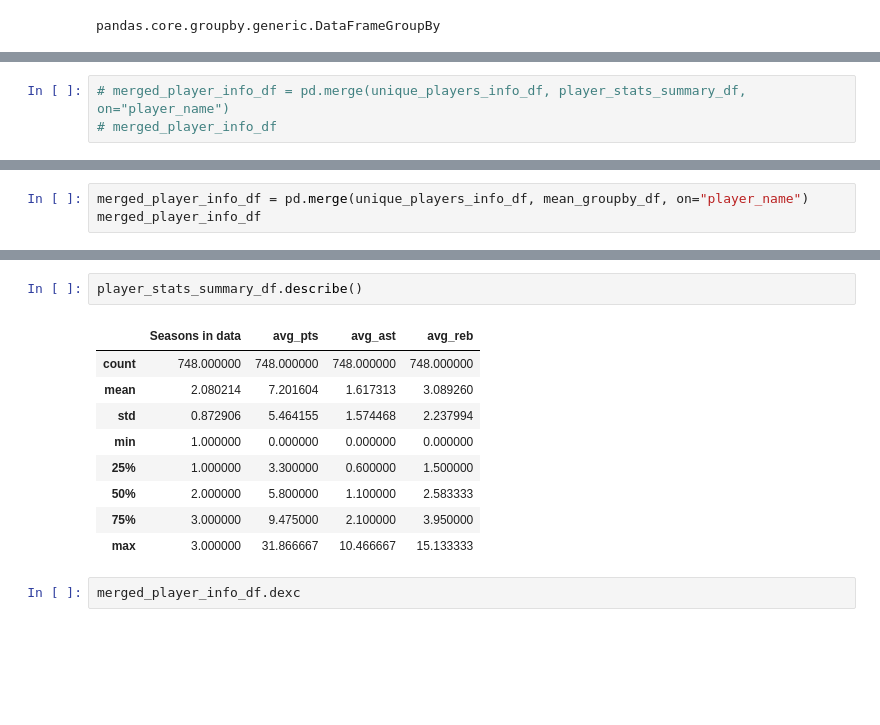
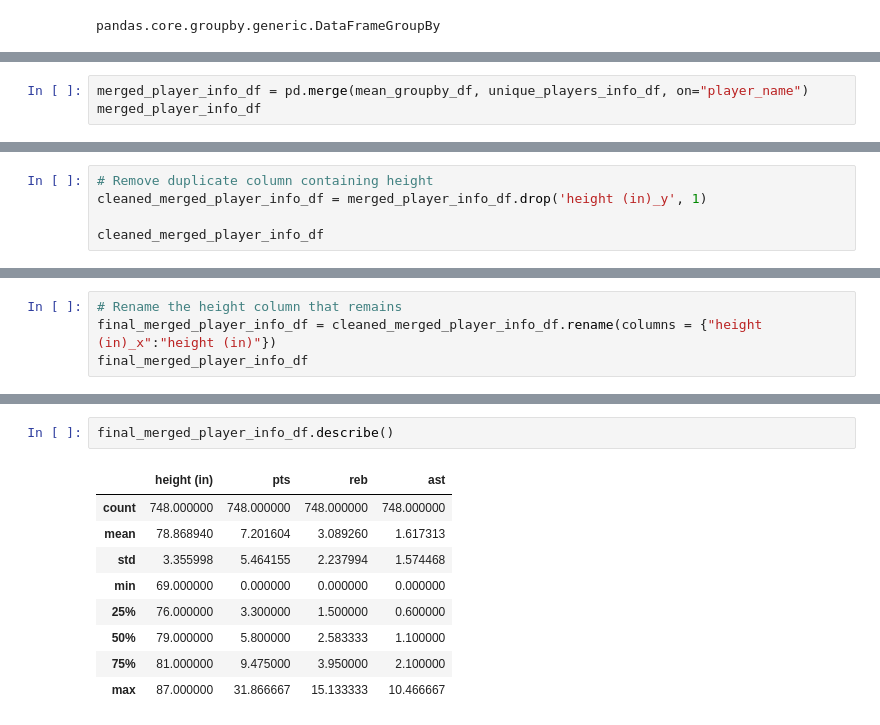
Before and after one commit to ic17rey/butler-groupA-project1, a Jupyter notebook: nba_height_project.ipynb, the cells around one changed output, grey strips where cells are left out. Cells and saved outputs as stored; diff of their text form; blank space fills up the shorter version.

```diff
--- a/nba_height_project.ipynb
+++ b/nba_height_project.ipynb
@@ -320,4 +239,4 @@ Name: pts, Length: 748, dtype: float64
 # %%
-# merged_player_info_df = pd.merge(unique_players_info_df, player_stats_summary_df, on="player_name")
-# merged_player_info_df
+merged_player_info_df = pd.merge(mean_groupby_df, unique_players_info_df, on="player_name")
+merged_player_info_df
 # %% [output]
@@ -336,4 +255 @@ Name: pts, Length: 748, dtype: float64
 748 rows × 8 columns
-# %%
-merged_player_info_df = pd.merge(unique_players_info_df, mean_groupby_df, on="player_name")
-merged_player_info_df
@@ -353,0 +256,5 @@ merged_player_info_df
+# %%
+# Remove duplicate column containing height
+cleaned_merged_player_info_df = merged_player_info_df.drop('height (in)_y', 1)
+
+cleaned_merged_player_info_df
@@ -353,0 +275,4 @@ merged_player_info_df
+# %%
+# Rename the height column that remains
+final_merged_player_info_df = cleaned_merged_player_info_df.rename(columns = {"height (in)_x":"height (in)"})
+final_merged_player_info_df
@@ -354,14 +293,12 @@ merged_player_info_df
 # %%
-player_stats_summary_df.describe()
+final_merged_player_info_df.describe()
 # %% [output]
-|  | Seasons in data | avg_pts | avg_ast | avg_reb |
+|  | height (in) | pts | reb | ast |
 | count | 748.000000 | 748.000000 | 748.000000 | 748.000000 |
-| mean | 2.080214 | 7.201604 | 1.617313 | 3.089260 |
-| std | 0.872906 | 5.464155 | 1.574468 | 2.237994 |
-| min | 1.000000 | 0.000000 | 0.000000 | 0.000000 |
-| 25% | 1.000000 | 3.300000 | 0.600000 | 1.500000 |
-| 50% | 2.000000 | 5.800000 | 1.100000 | 2.583333 |
-| 75% | 3.000000 | 9.475000 | 2.100000 | 3.950000 |
-| max | 3.000000 | 31.866667 | 10.466667 | 15.133333 |
+| mean | 78.868940 | 7.201604 | 3.089260 | 1.617313 |
+| std | 3.355998 | 5.464155 | 2.237994 | 1.574468 |
+| min | 69.000000 | 0.000000 | 0.000000 | 0.000000 |
+| 25% | 76.000000 | 3.300000 | 1.500000 | 0.600000 |
+| 50% | 79.000000 | 5.800000 | 2.583333 | 1.100000 |
+| 75% | 81.000000 | 9.475000 | 3.950000 | 2.100000 |
+| max | 87.000000 | 31.866667 | 15.133333 | 10.466667 |
-# %%
-merged_player_info_df.dexc
```
Also changed, not shown: parts of 10 cells of this notebook.
